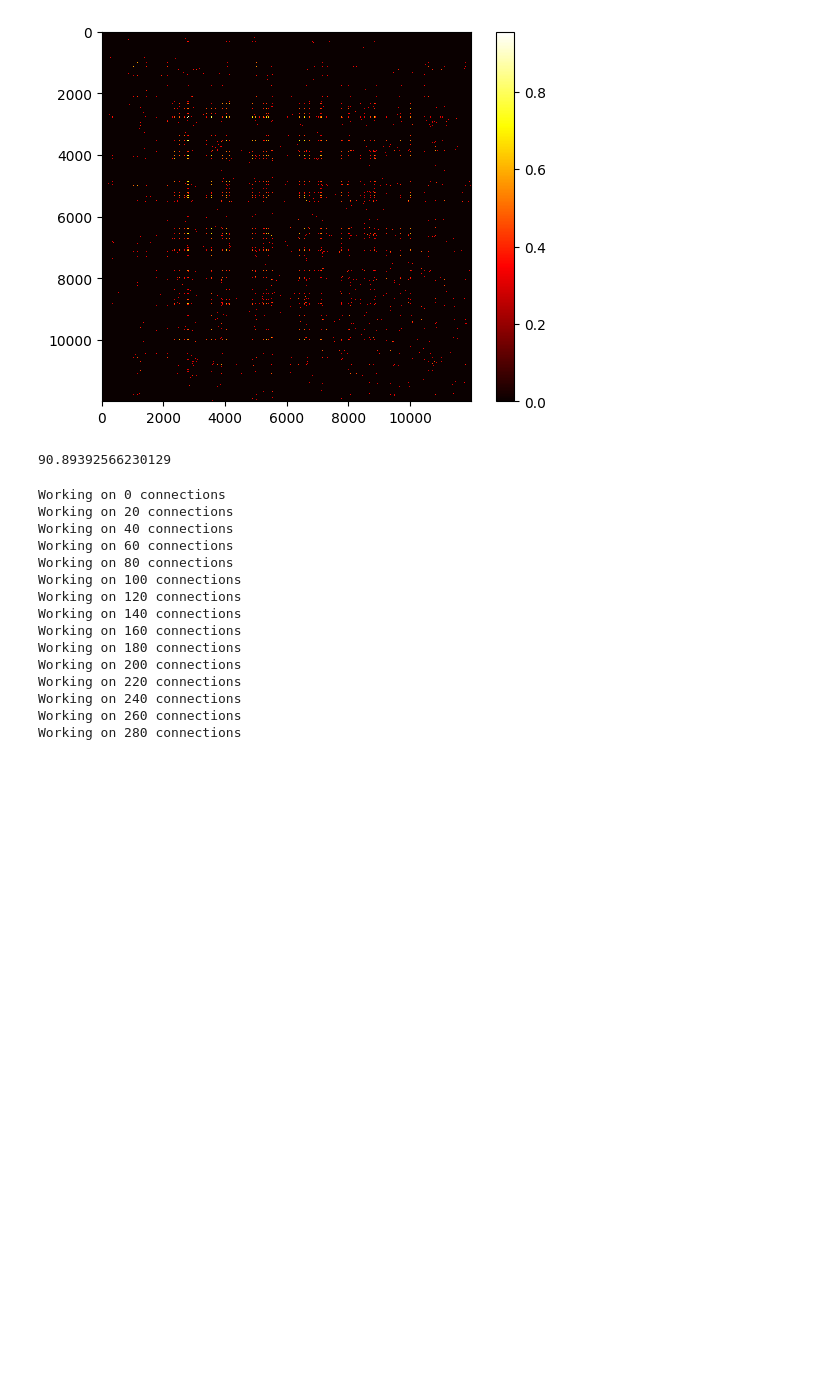
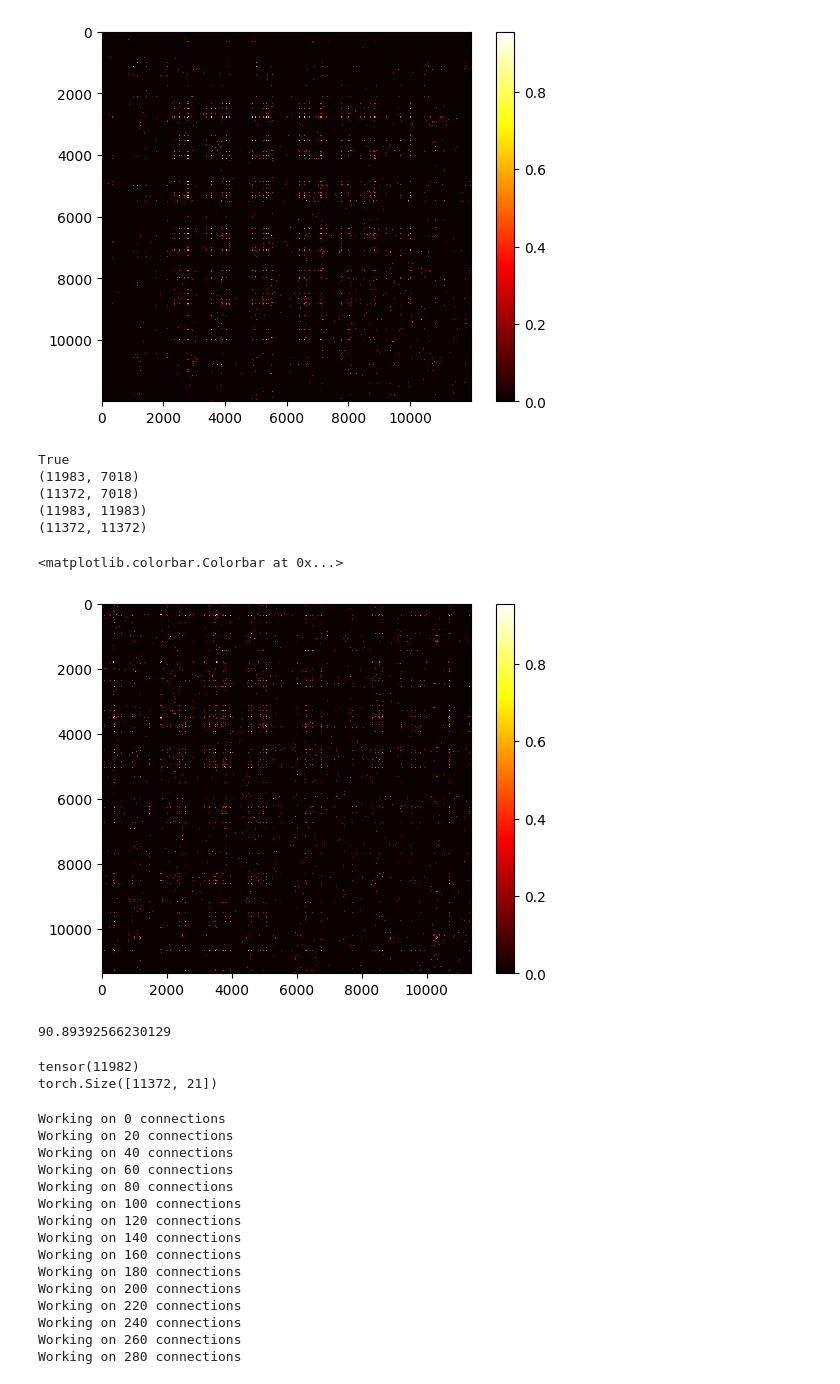
Before and after one commit to rclupoiu/neural-mesh-transformers, a Jupyter notebook: data_gen/data_viz.ipynb, the cells around one changed output. Cells and saved outputs as stored; diff of their text form; code cells hidden in the pictures; blank space fills up the shorter version.

```diff
--- a/data_gen/data_viz.ipynb
+++ b/data_gen/data_viz.ipynb
@@ -75,5 +75,37 @@ plt.colorbar()
 # %% [output]
 <matplotlib.colorbar.Colorbar at 0x...>
 [figure]
+# %%
+#Find the columns of the correlation matrix that have at least one nonzero value
+nonzero_cols = np.where(corr_matrix.sum(axis=0) > 0)[0]
+
+#Find the rows of the correlation matrix that have at least one nonzero value
+nonzero_rows = np.where(corr_matrix.sum(axis=1) > 0)[0]
+
+#Make sure that the nonzero rows and columns are the same
+print(np.array_equal(nonzero_cols, nonzero_rows))
+
+#Filter the neuron data to only include the neurons that have at least one nonzero correlation
+compressed_neuron_data = neuron_data[nonzero_cols]
+
+#Convert the correlation matrix to remove the rows and columns that are all zeros
+compressed_corr_matrix = corr_matrix[nonzero_cols][:, nonzero_cols]
+
+
+print(neuron_data.shape)
+print(compressed_neuron_data.shape)
+print(corr_matrix.shape)
+print(compressed_corr_matrix.shape)
+
+plt.imshow(compressed_corr_matrix, cmap='hot', interpolation='nearest')
+plt.colorbar()
+# %% [output]
+True
+(11983, 7018)
+(11372, 7018)
+(11983, 11983)
+(11372, 11372)
+<matplotlib.colorbar.Colorbar at 0x...>
+[figure, added]
 # %%
 #Convert the correlation matrix to a list of graph edge connections in COO format
@@ -117,3 +171,9 @@ else:
+# %%
+print(edge_index.max())
+print(node_attr.shape)
+# %% [output]
+tensor(11982)
+torch.Size([11372, 21])
 # %%
 data = Data(x=node_attr, edge_index=edge_index, edge_attr=edge_attr, y=graph_label)
 # %%
```
Also changed, not shown: parts of 4 cells of this notebook, 3 other files.
